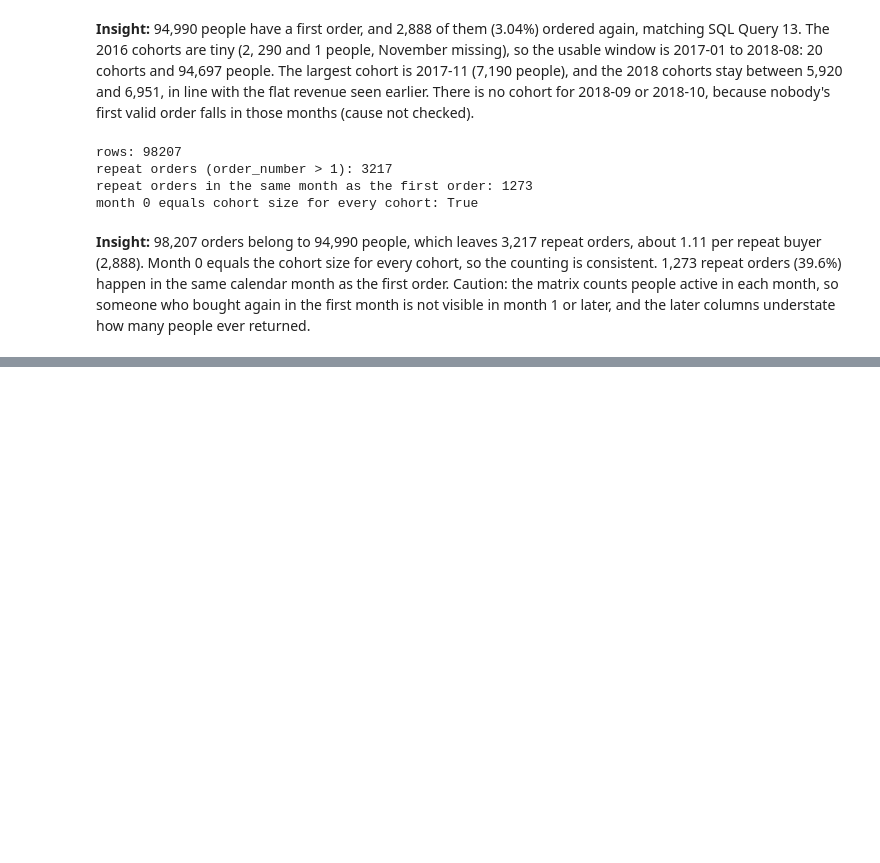
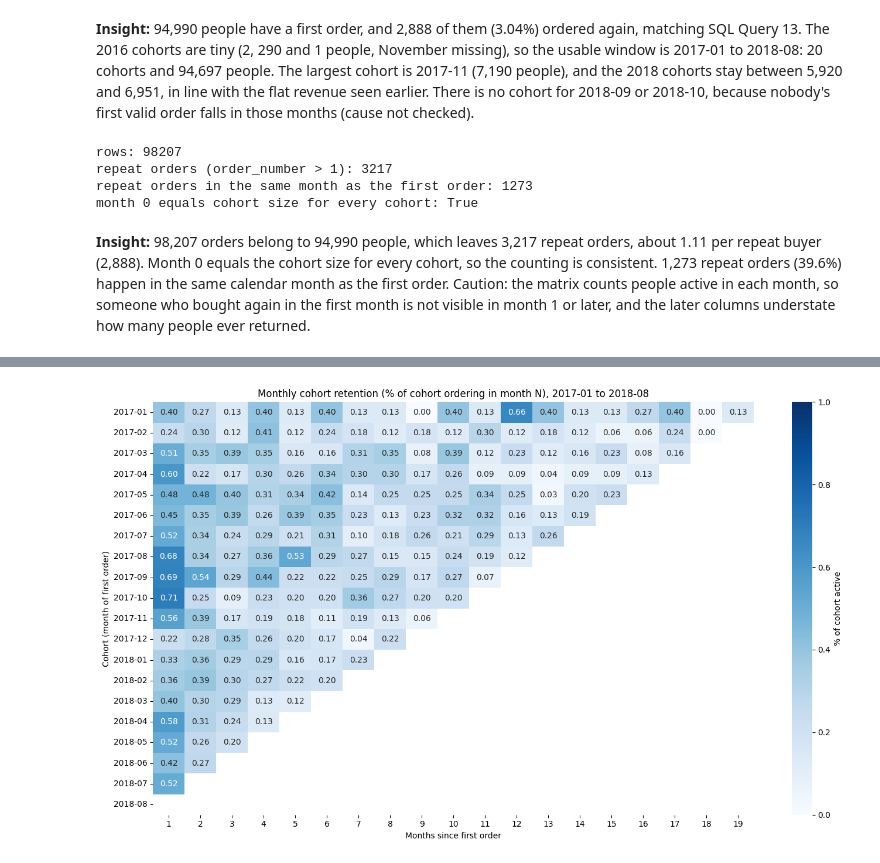
Before and after one commit to karanpatel9725-tech/olist-retention-analytics, a Jupyter notebook: notebooks/02_retention_rfm.ipynb, the cells around one changed output, grey strips where cells are left out. Saved outputs shown, nothing was run; the diff lists cells and outputs as text; code cells hidden in the pictures; blank space fills up the shorter version.

Commit message:
Add cohort retention matrix, heatmap and insights

```diff
--- a/notebooks/02_retention_rfm.ipynb
+++ b/notebooks/02_retention_rfm.ipynb
@@ -87,3 +87,22 @@ repeat buyer (2,888). Month 0 equals the cohort size for every cohort, so the co
 1,273 repeat orders (39.6%) happen in the same calendar month as the first order. Caution: the matrix
 counts people active in each month, so someone who bought again in the first month is not visible in
 month 1 or later, and the later columns understate how many people ever returned.
+# %%
+last_month = pd.Period("2018-08", freq="M")
+
+cohort_size_w = cohort_size.loc["2017-01":"2018-08"]
+active_w = active.loc["2017-01":"2018-08"]
+active_w = active_w.reindex(columns=range(0, 20), fill_value=0)   # months 0 to 19, no gaps
+
+# retention in percent: active people / cohort size * 100
+retention = active_w.div(cohort_size_w, axis=0) * 100
+
+# months of data available after each cohort's first month
+months_available = (last_month.year - cohort_size_w.index.year) * 12 + (last_month.month - cohort_size_w.index.month)
+
+# blank out months that have not happened yet (NaN, not 0)
+for cohort, max_m in zip(retention.index, months_available):
+    retention.loc[cohort, retention.columns > max_m] = float("nan")
+
+print(retention.columns.tolist())
+print(retention.round(2).iloc[:5, :6])
@@ -89,0 +122,18 @@ month 1 or later, and the later columns understate how many people ever returned
+# %%
+import matplotlib.pyplot as plt
+import seaborn as sns
+
+plot_data = retention.drop(columns=[0])          # drop month 0 (always 100%)
+plot_data.index = plot_data.index.astype(str)    # readable row labels
+
+fig, ax = plt.subplots(figsize=(14, 8))
+sns.heatmap(plot_data, annot=True, fmt=".2f", cmap="Blues",
+            vmin=0, vmax=1.0,                    # cap near the highest value
+            cbar_kws={"label": "% of cohort active"}, ax=ax)
+ax.set_title("Monthly cohort retention (% of cohort ordering in month N), 2017-01 to 2018-08")
+ax.set_xlabel("Months since first order")
+ax.set_ylabel("Cohort (month of first order)")
+plt.tight_layout()
+plt.show()
+# %% [output]
+[figure, added]
```
Also changed, not shown: parts of 3 cells of this notebook.
